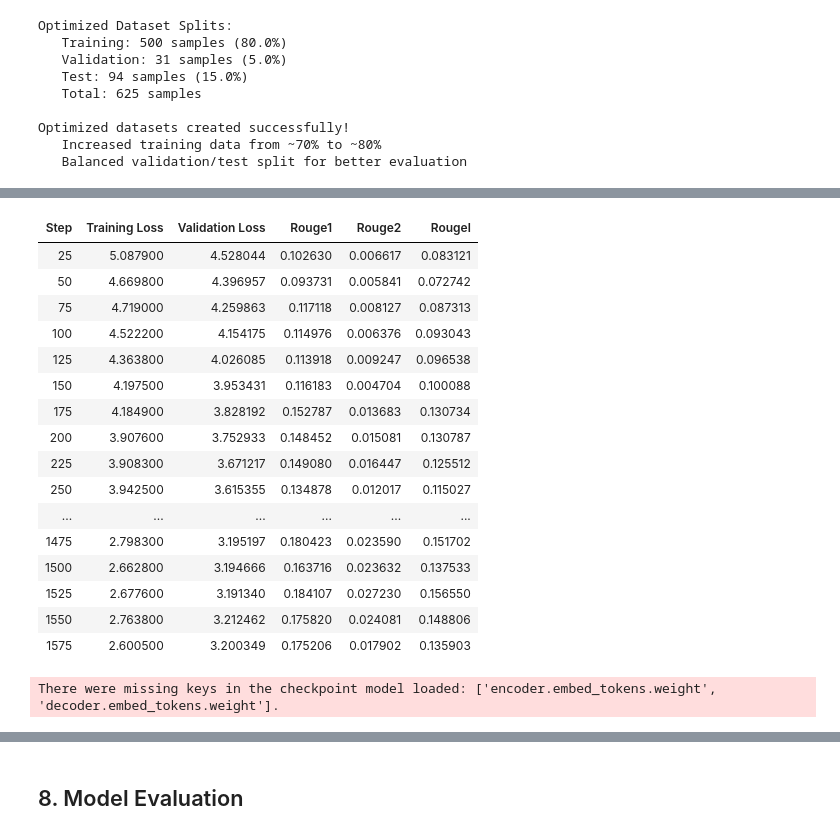
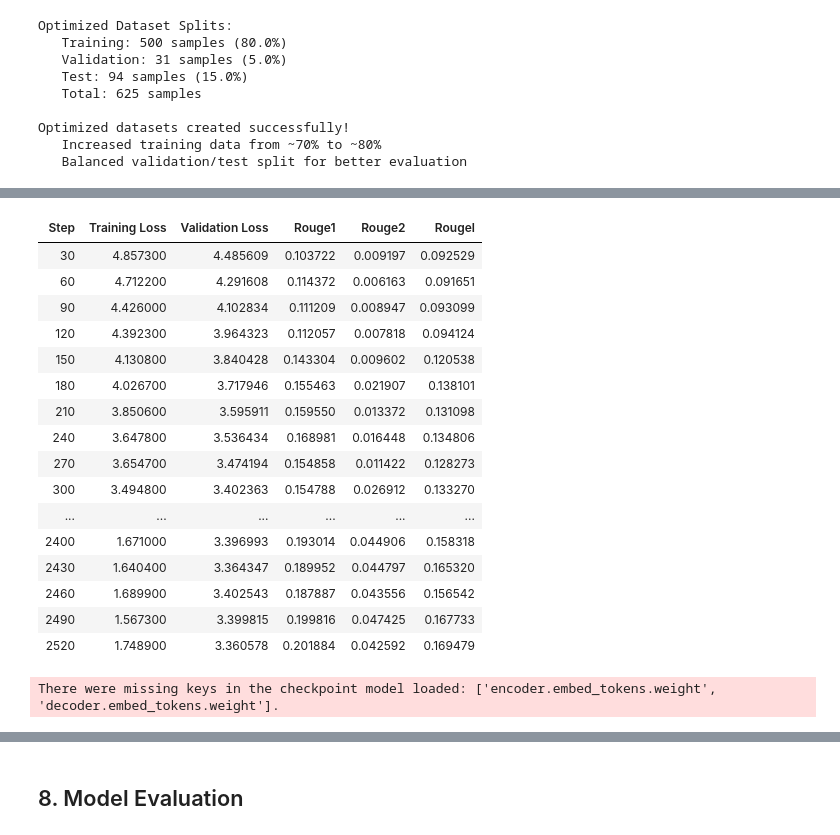
Before and after one commit to Afsaumutoniwase/Farmsmart_growmate_chatbot, a Jupyter notebook: notebooks/flan_t5_hydroponic_chatbot.ipynb, the cells around one changed output, grey strips where cells are left out. Drawn from its saved outputs; the diff is of its cells as text; code cells hidden in the pictures.

Commit message:
adding experiment 3

```diff
--- a/notebooks/flan_t5_hydroponic_chatbot.ipynb
+++ b/notebooks/flan_t5_hydroponic_chatbot.ipynb
@@ -555,16 +553,16 @@ os.environ.update({
     "WANDB_MODE": "disabled"
 })
 
-# Optimized training configuration for better loss reduction
+# EXPERIMENT 3: Further optimized configuration for maximum convergence
 TRAINING_CONFIG = {
-    "epochs": 25,  # Increased from 12 to 25 for better convergence
-    "learning_rate": 3e-5,  # Increased from 1e-5 to 3e-5 for faster learning
-    "batch_size": 8 if device.type == 'cuda' else 4,  # Increased batch size
-    "gradient_accumulation_steps": 2,  # Reduced to maintain effective batch size
-    "warmup_steps": 200,  # Increased warmup for stability
-    "eval_steps": 25,  # More frequent evaluation
-    "save_steps": 50,  # More frequent saving
-    "logging_steps": 10  # More frequent logging
+    "epochs": 40,  # Increased from 25 to 40 for maximum convergence
+    "learning_rate": 5e-5,  # Sweet spot between 3e-5 and higher rates
+    "batch_size": 8 if device.type == 'cuda' else 4,  # Optimized batch size
+    "gradient_accumulation_steps": 2,  # Maintain effective batch size
+    "warmup_steps": 250,  # Increased warmup for better stability
+    "eval_steps": 30,  # Evaluation frequency
+    "save_steps": 60,  # Save checkpoints (must be multiple of eval_steps)
+    "logging_steps": 10  # Detailed logging
 }
 
 # Enhanced generation configuration for better responses
@@ -735,18 +733,18 @@ data_collator = DataCollatorForSeq2Seq(
 # Load ROUGE metric
 rouge = evaluate.load("rouge")
 
-print("Training setup completed!")
+print("EXPERIMENT 3: Training setup completed!")
 
-print(f"\nOptimized Configuration Summary:")
+print(f"\n🔬 Experiment 3 Configuration Summary:")
 print(f"   Device: {device}")
-print(f"   Epochs: {TRAINING_CONFIG['epochs']} (increased from 12)")
-print(f"   Learning rate: {TRAINING_CONFIG['learning_rate']} (increased from 1e-5)")
-print(f"   Batch size: {TRAINING_CONFIG['batch_size']} (optimized)")
+print(f"   Epochs: {TRAINING_CONFIG['epochs']} (Exp1: 12 → Exp2: 25 → Exp3: 40)")
+print(f"   Learning rate: {TRAINING_CONFIG['learning_rate']} (Exp1: 1e-5 → Exp2: 3e-5 → Exp3: 5e-5)")
+print(f"   Batch size: {TRAINING_CONFIG['batch_size']}")
 print(f"   Gradient accumulation: {TRAINING_CONFIG['gradient_accumulation_steps']}")
 print(f"   Effective batch size: {TRAINING_CONFIG['batch_size'] * TRAINING_CONFIG['gradient_accumulation_steps']}")
 print(f"   Mixed precision: {device.type == 'cuda'}")
-print(f"   Warmup steps: {TRAINING_CONFIG['warmup_steps']} (increased)")
-print(f"   Weight decay: {training_args.weight_decay} (increased)")
+print(f"   Warmup steps: {TRAINING_CONFIG['warmup_steps']} (Exp2: 200 → Exp3: 250)")
+print(f"   Weight decay: {training_args.weight_decay}")
 print(f"   LR scheduler: {training_args.lr_scheduler_type}")
 
 # Create enhanced trainer with optimized settings
@@ -765,24 +763,26 @@ trainer = AdvancedT5Trainer(
 print("Training Data Summary:")
 print(f"   Training samples: {len(train_dataset)}")
 print(f"   Validation samples: {len(val_dataset)}")
-print(f"   Expected time: ~4-6 hours (increased due to more epochs)")
+print(f"   Expected time: ~150-200 minutes (40 epochs on CPU)")
 
-print(f"\nImproved Performance Targets:")
-print(f"   Training loss: < 1.5 (improved target)")
-print(f"   ROUGE-1: > 0.45 (improved target)")
-print(f"   ROUGE-2: > 0.15 (improved target)")
+print(f"\n Experiment 3 Performance Targets:")
+print(f"   Training loss: < 2.5 (building on Exp2: 3.23)")
+print(f"   ROUGE-1: > 0.20 (building on Exp2: 0.19)")
+print(f"   ROUGE-2: > 0.05 (building on Exp2: 0.045)")
 
-print(f"\nStarting optimized training...")
+print(f"\n Starting Experiment 3 training (40 epochs)...")
 
-# Start training with optimized parameters
+# Start training with Experiment 3 parameters
 training_output = trainer.train()
 
-print(f"\nOptimized training completed successfully!")
+print(f"\n Experiment 3 training completed successfully!")
 print(f"Final training loss: {training_output.training_loss:.4f}")
-if training_output.training_loss < 2.0:
-    print("✅ Training loss target achieved!")
+if training_output.training_loss < 2.5:
+    print(" Experiment 3 achieved target training loss!")
+elif training_output.training_loss < 3.0:
+    print(" Good progress - training loss improved")
 else:
-    print("⚠️  Training loss still high - model may benefit from continued training")
+    print("  Training loss needs more optimization")
 
-print(f"\nTraining phase completed with optimized parameters!")
+print(f"\n Experiment 3 training phase completed!")
 # %% [output]
@@ -807,18 +807,18 @@ Starting optimized training...
 | Step | Training Loss | Validation Loss | Rouge1 | Rouge2 | Rougel |
-| 25 | 5.087900 | 4.528044 | 0.102630 | 0.006617 | 0.083121 |
-| 50 | 4.669800 | 4.396957 | 0.093731 | 0.005841 | 0.072742 |
-| 75 | 4.719000 | 4.259863 | 0.117118 | 0.008127 | 0.087313 |
-| 100 | 4.522200 | 4.154175 | 0.114976 | 0.006376 | 0.093043 |
-| 125 | 4.363800 | 4.026085 | 0.113918 | 0.009247 | 0.096538 |
-| 150 | 4.197500 | 3.953431 | 0.116183 | 0.004704 | 0.100088 |
-| 175 | 4.184900 | 3.828192 | 0.152787 | 0.013683 | 0.130734 |
-| 200 | 3.907600 | 3.752933 | 0.148452 | 0.015081 | 0.130787 |
-| 225 | 3.908300 | 3.671217 | 0.149080 | 0.016447 | 0.125512 |
-| 250 | 3.942500 | 3.615355 | 0.134878 | 0.012017 | 0.115027 |
+| 30 | 4.857300 | 4.485609 | 0.103722 | 0.009197 | 0.092529 |
+| 60 | 4.712200 | 4.291608 | 0.114372 | 0.006163 | 0.091651 |
+| 90 | 4.426000 | 4.102834 | 0.111209 | 0.008947 | 0.093099 |
+| 120 | 4.392300 | 3.964323 | 0.112057 | 0.007818 | 0.094124 |
+| 150 | 4.130800 | 3.840428 | 0.143304 | 0.009602 | 0.120538 |
+| 180 | 4.026700 | 3.717946 | 0.155463 | 0.021907 | 0.138101 |
+| 210 | 3.850600 | 3.595911 | 0.159550 | 0.013372 | 0.131098 |
+| 240 | 3.647800 | 3.536434 | 0.168981 | 0.016448 | 0.134806 |
+| 270 | 3.654700 | 3.474194 | 0.154858 | 0.011422 | 0.128273 |
+| 300 | 3.494800 | 3.402363 | 0.154788 | 0.026912 | 0.133270 |
 | ... | ... | ... | ... | ... | ... |
-| 1475 | 2.798300 | 3.195197 | 0.180423 | 0.023590 | 0.151702 |
-| 1500 | 2.662800 | 3.194666 | 0.163716 | 0.023632 | 0.137533 |
-| 1525 | 2.677600 | 3.191340 | 0.184107 | 0.027230 | 0.156550 |
-| 1550 | 2.763800 | 3.212462 | 0.175820 | 0.024081 | 0.148806 |
-| 1575 | 2.600500 | 3.200349 | 0.175206 | 0.017902 | 0.135903 |
+| 2400 | 1.671000 | 3.396993 | 0.193014 | 0.044906 | 0.158318 |
+| 2430 | 1.640400 | 3.364347 | 0.189952 | 0.044797 | 0.165320 |
+| 2460 | 1.689900 | 3.402543 | 0.187887 | 0.043556 | 0.156542 |
+| 2490 | 1.567300 | 3.399815 | 0.199816 | 0.047425 | 0.167733 |
+| 2520 | 1.748900 | 3.360578 | 0.201884 | 0.042592 | 0.169479 |
 There were missing keys in the checkpoint model loaded: ['encoder.embed_tokens.weight', 'decoder.embed_tokens.weight'].
```
Also changed, not shown: parts of 5 cells of this notebook, 1 other file.
